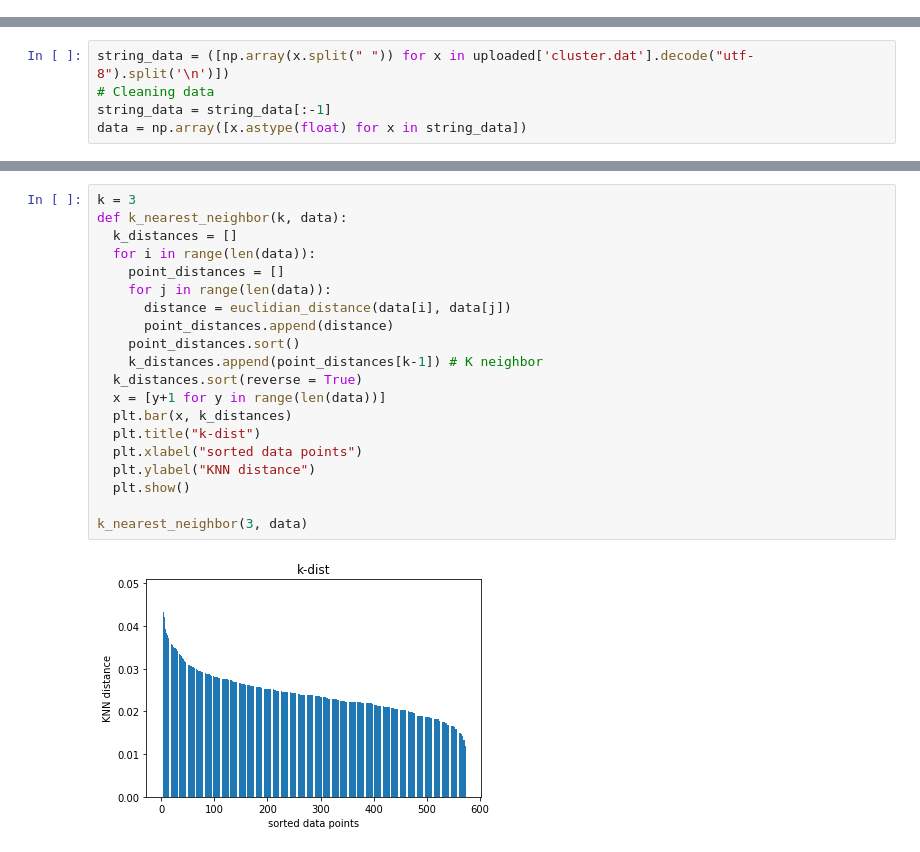
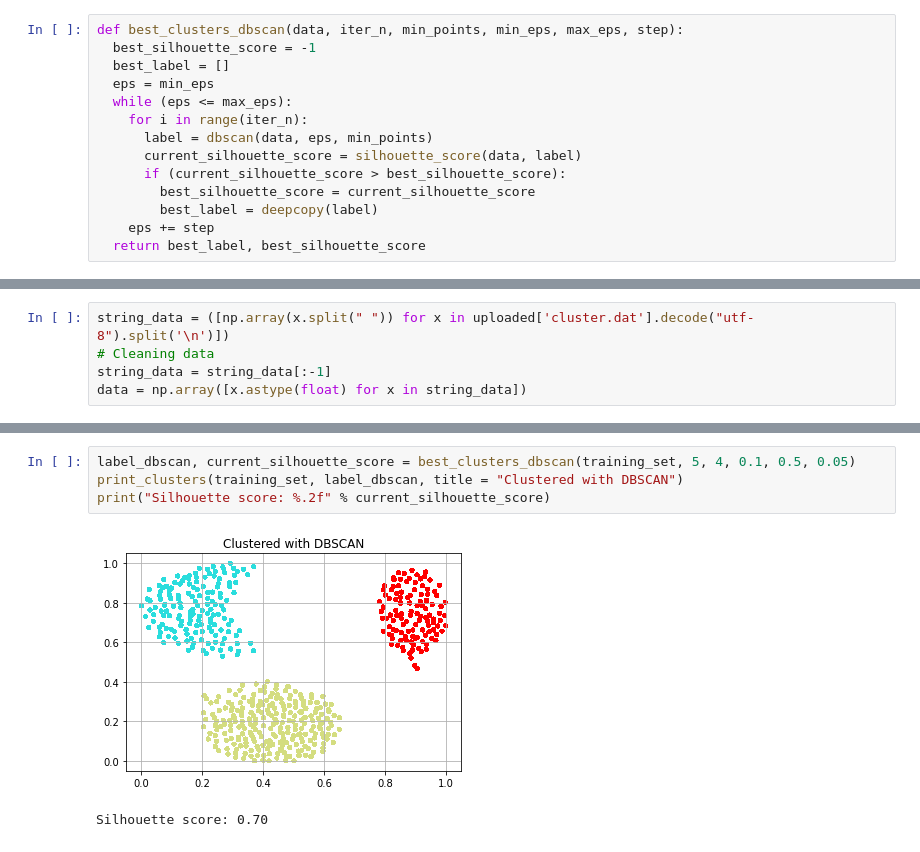
Before and after one commit to izumizawa/mc886y2021, a Jupyter notebook: Project1.ipynb, the cells around one changed output, grey strips where cells are left out. Saved outputs shown, nothing was run; the diff lists cells and outputs as text.

```diff
--- a/Project1.ipynb
+++ b/Project1.ipynb
@@ -100,3 +252,17 @@ def print_clusters(centers, clusters):
+# %%
+def best_clusters_dbscan(data, iter_n, min_points, min_eps, max_eps, step):
+  best_silhouette_score = -1
+  best_label = []
+  eps = min_eps
+  while (eps <= max_eps):
+    for i in range(iter_n):
+      label = dbscan(data, eps, min_points)
+      current_silhouette_score = silhouette_score(data, label)
+      if (current_silhouette_score > best_silhouette_score):
+        best_silhouette_score = current_silhouette_score
+        best_label = deepcopy(label)
+    eps += step
+  return best_label, best_silhouette_score
 # %% [markdown]
 ## Apply functions with given dataset (`cluster.dat`)
 # %%
@@ -192,22 +293,7 @@ plt.show()
-# %%
-k = 3
-def k_nearest_neighbor(k, data):
-  k_distances = []
-  for i in range(len(data)):
-    point_distances = []
-    for j in range(len(data)):
-      distance = euclidian_distance(data[i], data[j])
-      point_distances.append(distance)
-    point_distances.sort()
-    k_distances.append(point_distances[k-1]) # K neighbor
-  k_distances.sort(reverse = True)
-  x = [y+1 for y in range(len(data))]
-  plt.bar(x, k_distances)
-  plt.title("k-dist")
-  plt.xlabel("sorted data points")
-  plt.ylabel("KNN distance")
-  plt.show()
-
-k_nearest_neighbor(3, data)
-# %% [output]
-[figure, removed]
+# %%
+label_dbscan, current_silhouette_score = best_clusters_dbscan(training_set, 5, 4, 0.1, 0.5, 0.05)
+print_clusters(training_set, label_dbscan, title = "Clustered with DBSCAN")
+print("Silhouette score: %.2f" % current_silhouette_score)
+# %% [output]
+[figure, added]
+Silhouette score: 0.70
```
Also changed, not shown: parts of 26 cells of this notebook.
